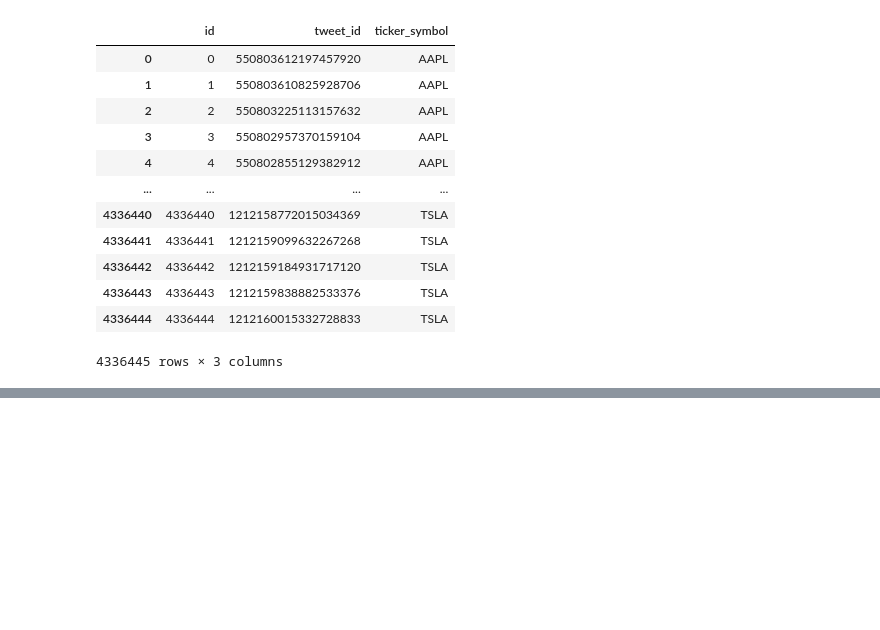
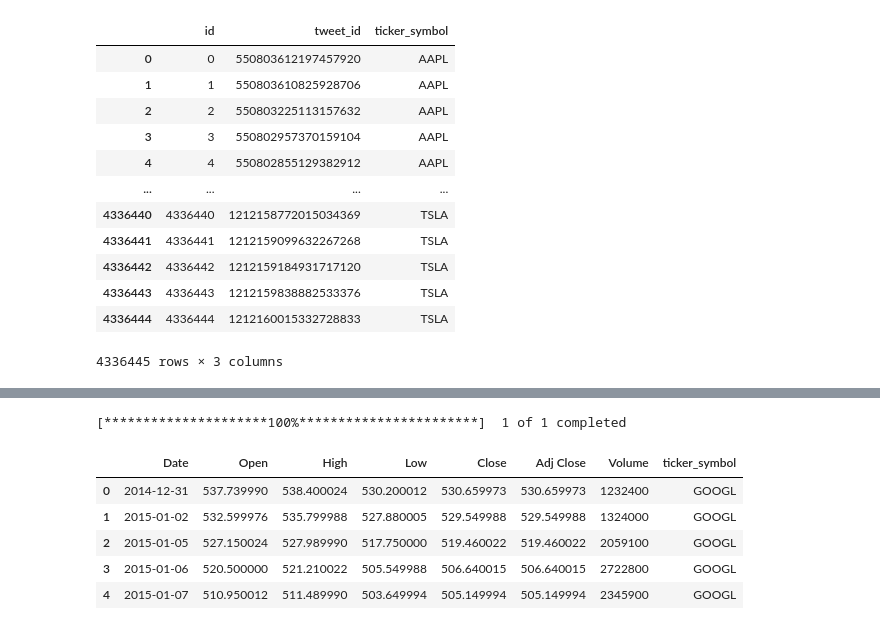
Before and after one commit to ambervanharskamp/ELT-Project, a Jupyter notebook: data_etl.ipynb, the cells around one changed output, grey strips where cells are left out. Drawn from its saved outputs; the diff is of its cells as text; code cells hidden in the pictures; blank space fills up the shorter version.

```diff
--- a/data_etl.ipynb
+++ b/data_etl.ipynb
@@ -85,0 +106,15 @@ tweet_index
+# %%
+#extract GOOGL stock data from yf, add ticker symbol and reset index
+googl_stock = yf.download("GOOGL", start="2015-01-01", end="2019-12-31")
+googl_stock["ticker_symbol"]='GOOGL'
+googl_stock=googl_stock.reset_index()
+googl_stock=googl_stock.rename(columns={"index":"id"})
+googl_stock.head()
+# %% [output]
+[*********************100%***********************]  1 of 1 completed
+|  | Date | Open | High | Low | Close | Adj Close | Volume | ticker_symbol |
+| 0 | 2014-12-31 | 537.739990 | 538.400024 | 530.200012 | 530.659973 | 530.659973 | 1232400 | GOOGL |
+| 1 | 2015-01-02 | 532.599976 | 535.799988 | 527.880005 | 529.549988 | 529.549988 | 1324000 | GOOGL |
+| 2 | 2015-01-05 | 527.150024 | 527.989990 | 517.750000 | 519.460022 | 519.460022 | 2059100 | GOOGL |
+| 3 | 2015-01-06 | 520.500000 | 521.210022 | 505.549988 | 506.640015 | 506.640015 | 2722800 | GOOGL |
+| 4 | 2015-01-07 | 510.950012 | 511.489990 | 503.649994 | 505.149994 | 505.149994 | 2345900 | GOOGL |
```
Also changed, not shown: parts of 18 cells of this notebook, 2 other files.
